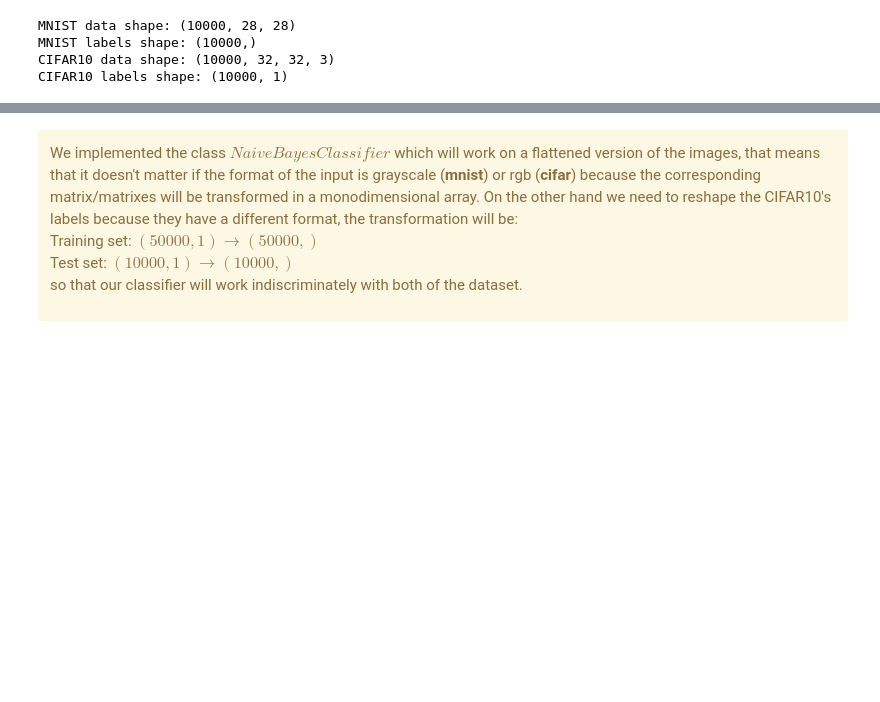
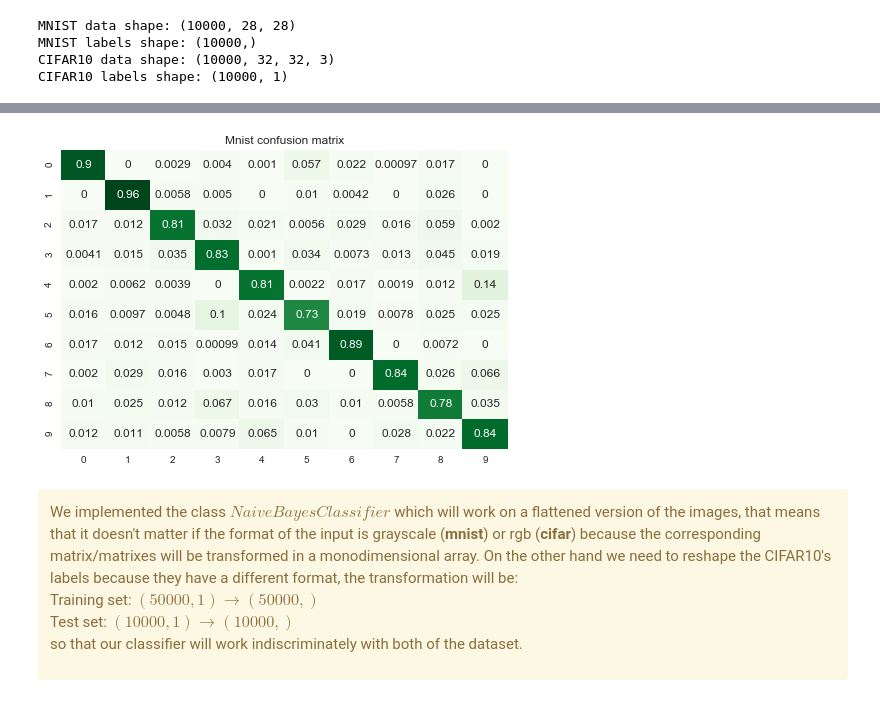
Before and after one commit to alegaballo/ASI, a Jupyter notebook: assesment/assesment.ipynb, the cells around one changed output, grey strips where cells are left out. Drawn from its saved outputs; the diff is of its cells as text; code cells hidden in the pictures; blank space fills up the shorter version.

```diff
--- a/assesment/assesment.ipynb
+++ b/assesment/assesment.ipynb
@@ -222,5 +222,15 @@ Classification time 6.249 s
 Classification accuracy 84.27%
 Classification log-likelihood 2.30%
+# %%
+import seaborn as sns
+
+m = confusion_matrix(mnist_test_label, mnist_predicted)
+b = m / m.sum(axis=1)
+ax = sns.heatmap(b, cbar=False, cmap='Greens', annot=True, yticklabels=np.arange(10))
+plt.title("Mnist confusion matrix")
+plt.show()
+# %% [output]
+[figure, added]
 # %% [markdown]
 <div class="alert alert-warning">
 We implemented the class $NaiveBayesClassifier$ which will work on a flattened version of the images, that means that it doesn't matter if the format of the input is grayscale (<b>mnist</b>) or rgb (<b>cifar</b>) because the corresponding matrix/matrixes will be transformed in a monodimensional array. On the other hand we need to reshape the CIFAR10's labels because they have a different format, the transformation will be:<br>
```
Also changed, not shown: parts of 13 cells of this notebook.
